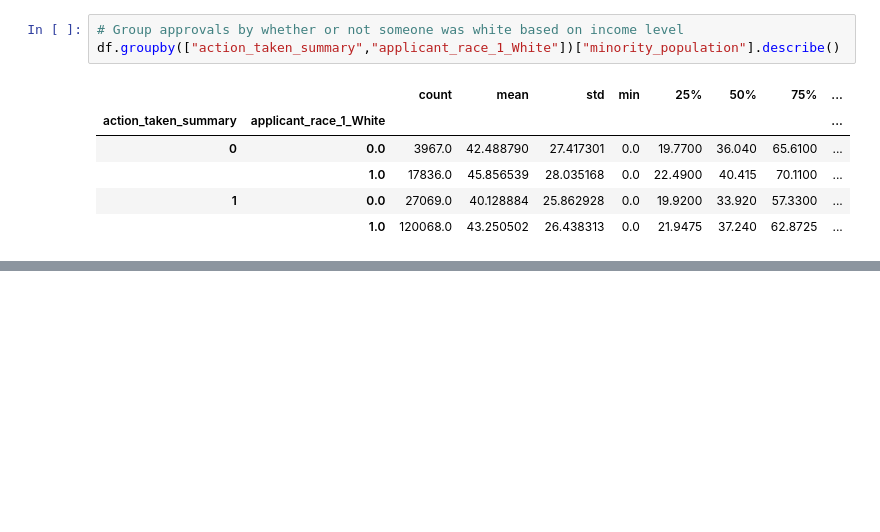
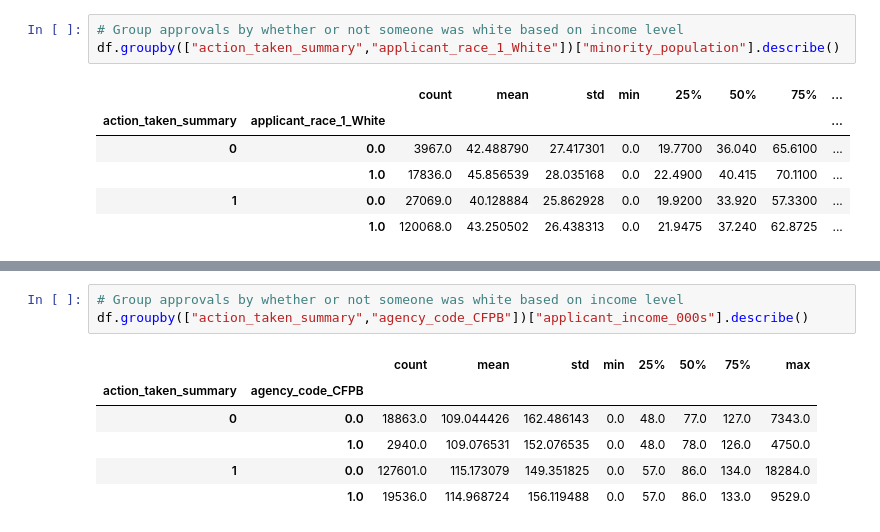
Before and after one commit to oliviasny2/Final_Project, a Jupyter notebook: stats.ipynb, the cells around one changed output, grey strips where cells are left out. Saved outputs shown, nothing was run; the diff lists cells and outputs as text; blank space fills up the shorter version.

```diff
--- a/stats.ipynb
+++ b/stats.ipynb
@@ -216,3 +216,13 @@ df.groupby(["action_taken_summary","applicant_race_1_White"])["hud_median_family
 |  | 1.0 | 17836.0 | 65883.768782 | 13470.126623 | 44500.0 | 59700.0 | 64300.0 | 66200.0 | ... |
 | 1 | 0.0 | 27069.0 | 66559.485020 | 13091.163679 | 44500.0 | 59900.0 | 64300.0 | 66200.0 | ... |
 |  | 1.0 | 120068.0 | 66580.643469 | 13354.432312 | 44500.0 | 59900.0 | 64300.0 | 66200.0 | ... |
+# %%
+# Group approvals by whether or not someone was white based on income level
+df.groupby(["action_taken_summary","agency_code_CFPB"])["applicant_income_000s"].describe()
+# %% [output]
+|  |  | count | mean | std | min | 25% | 50% | 75% | max |
+| action_taken_summary | agency_code_CFPB |  |  |  |  |  |  |  |  |
+| 0 | 0.0 | 18863.0 | 109.044426 | 162.486143 | 0.0 | 48.0 | 77.0 | 127.0 | 7343.0 |
+|  | 1.0 | 2940.0 | 109.076531 | 152.076535 | 0.0 | 48.0 | 78.0 | 126.0 | 4750.0 |
+| 1 | 0.0 | 127601.0 | 115.173079 | 149.351825 | 0.0 | 57.0 | 86.0 | 134.0 | 18284.0 |
+|  | 1.0 | 19536.0 | 114.968724 | 156.119488 | 0.0 | 57.0 | 86.0 | 133.0 | 9529.0 |
```
Also changed, not shown: parts of 22 cells of this notebook.
